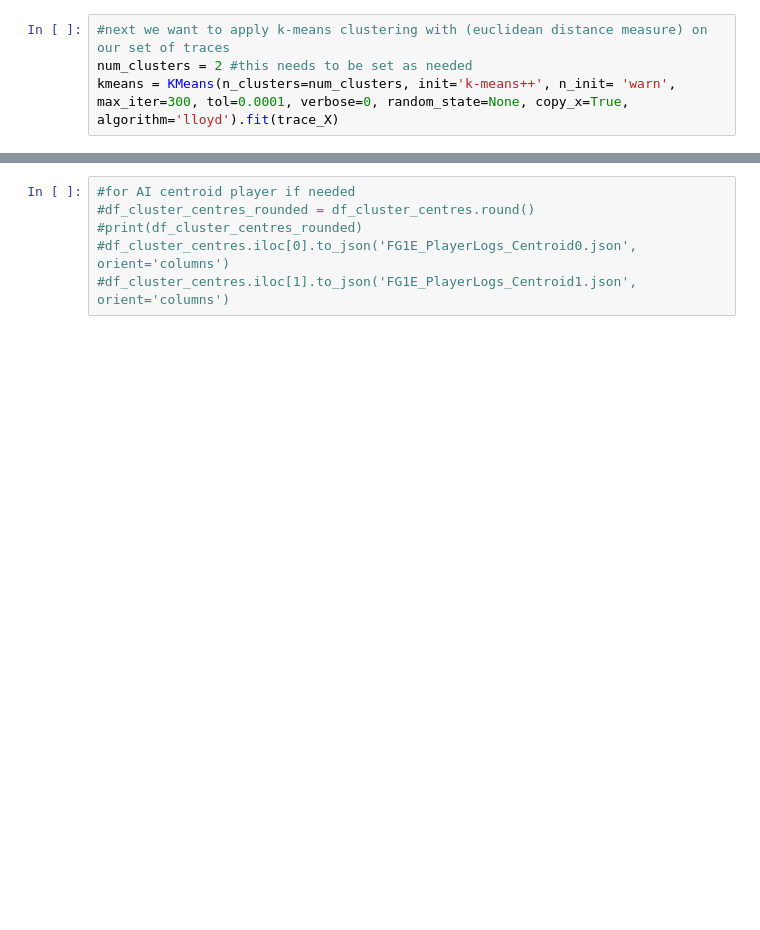
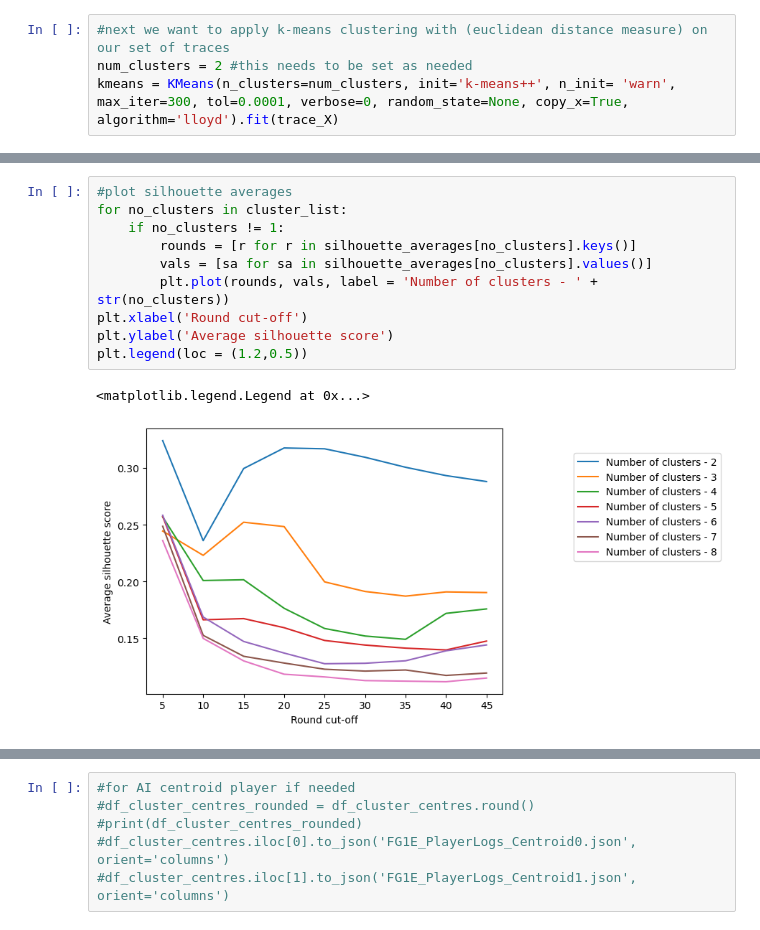
Before and after one commit to owenant/DominionPlayTraceClustering, a Jupyter notebook: PlayTraceAnalysisFromTAGOrPlayerLogs_Kmeans.ipynb, the cells around one changed output, grey strips where cells are left out. Cells and saved outputs as stored; diff of their text form; blank space fills up the shorter version.

```diff
--- a/PlayTraceAnalysisFromTAGOrPlayerLogs_Kmeans.ipynb
+++ b/PlayTraceAnalysisFromTAGOrPlayerLogs_Kmeans.ipynb
@@ -711,0 +695,13 @@ plot_evol_varying_size(trace_list, label_list, card_types)
+# %%
+#plot silhouette averages
+for no_clusters in cluster_list:
+    if no_clusters != 1:
+        rounds = [r for r in silhouette_averages[no_clusters].keys()]
+        vals = [sa for sa in silhouette_averages[no_clusters].values()]
+        plt.plot(rounds, vals, label = 'Number of clusters - ' + str(no_clusters))
+plt.xlabel('Round cut-off')
+plt.ylabel('Average silhouette score')
+plt.legend(loc = (1.2,0.5))
+# %% [output]
+<matplotlib.legend.Legend at 0x...>
+[figure, added]
```
Also changed, not shown: parts of 21 cells of this notebook.
